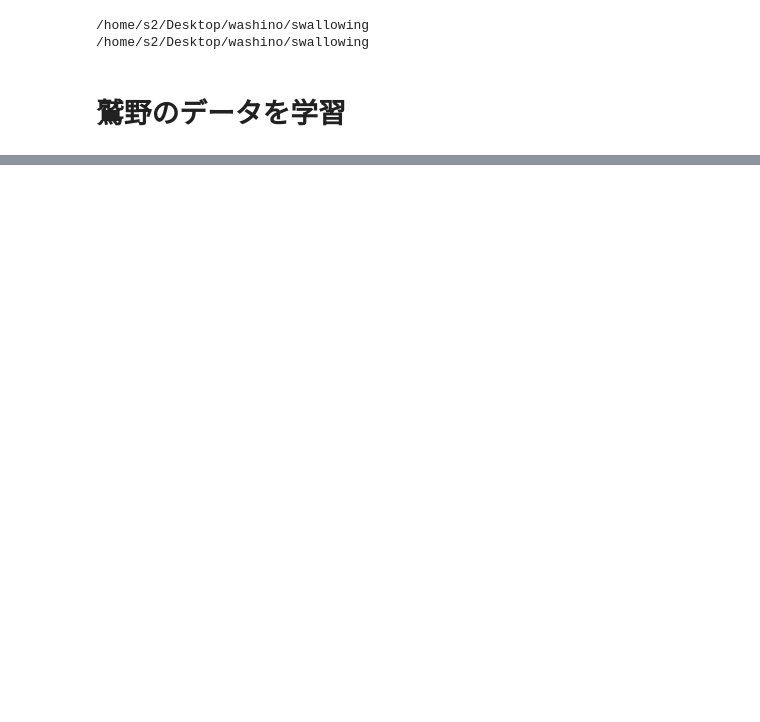
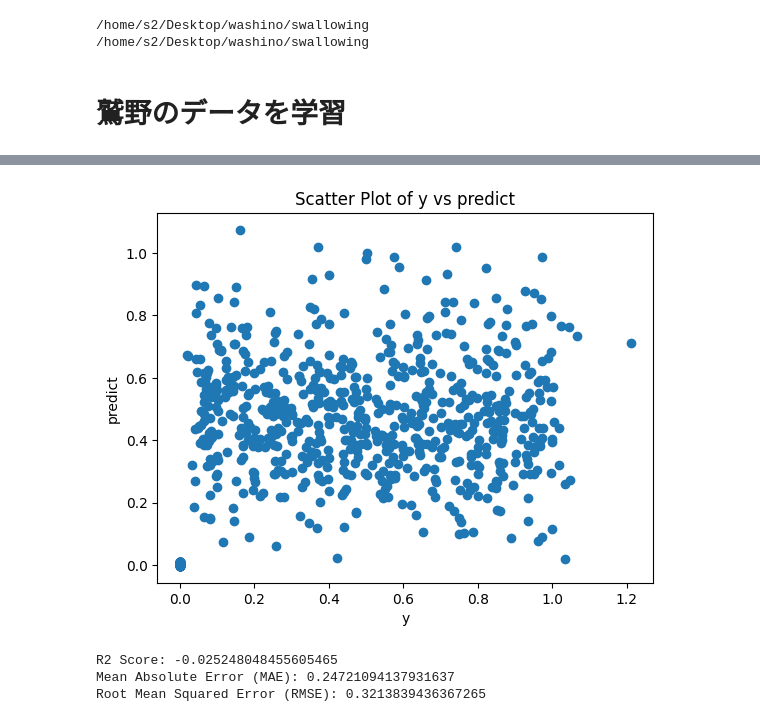
Before and after one commit to Kai-Washino/fluid-intake-estimate-DLmachine, a Jupyter notebook: mlp_and_cnn.ipynb, the cells around one changed output, grey strips where cells are left out. Saved outputs shown, nothing was run; the diff lists cells and outputs as text; code cells hidden in the pictures; blank space fills up the shorter version.

```diff
--- a/mlp_and_cnn.ipynb
+++ b/mlp_and_cnn.ipynb
@@ -164,0 +191,11 @@ model.evaluate(data.X[test_data_splits_index[use_data]], data.y[test_data_splits
+# %%
+df0 = pd.read_csv("stft_cnn_20240520_0.csv")
+print(df0)
+df1 = pd.read_csv("stft_cnn_20240520_1.csv")
+print(df1)
+df2 = pd.read_csv("stft_cnn_20240520_2.csv")
+print(df2)
+df3 = pd.read_csv("stft_cnn_20240520_3.csv")
+print(df3)
+df4 = pd.read_csv("stft_cnn_20240520_4.csv")
+print(df4)
@@ -164,0 +220,6 @@ model.evaluate(data.X[test_data_splits_index[use_data]], data.y[test_data_splits
+# %%
+df = [df0, df1, df2, df3, df4]
+combined_df = pd.concat(df, ignore_index=True)
+
+# 結合したDataFrameを表示
+print(combined_df)
@@ -164,0 +241,24 @@ model.evaluate(data.X[test_data_splits_index[use_data]], data.y[test_data_splits
+# %%
+plt.scatter(combined_df['y'], combined_df['predict'])
+plt.xlabel('y')
+plt.ylabel('predict')
+plt.title('Scatter Plot of y vs predict')
+plt.show()
+
+# R2スコアの計算
+r2 = r2_score(combined_df['y'], combined_df['predict'])
+print(f"R2 Score: {r2}")
+
+# MAEの計算
+mae = mean_absolute_error(combined_df['y'], combined_df['predict'])
+print(f"Mean Absolute Error (MAE): {mae}")
+
+
+      # RMSEの計算
+rmse = np.sqrt(mean_squared_error(combined_df['y'], combined_df['predict']))
+print(f"Root Mean Squared Error (RMSE): {rmse}")
+# %% [output]
+[figure, added]
+R2 Score: -0.025248048455605465
+Mean Absolute Error (MAE): 0.24721094137931637
+Root Mean Squared Error (RMSE): 0.3213839436367265
```
Also changed, not shown: parts of 17 cells of this notebook, 1 other file.
